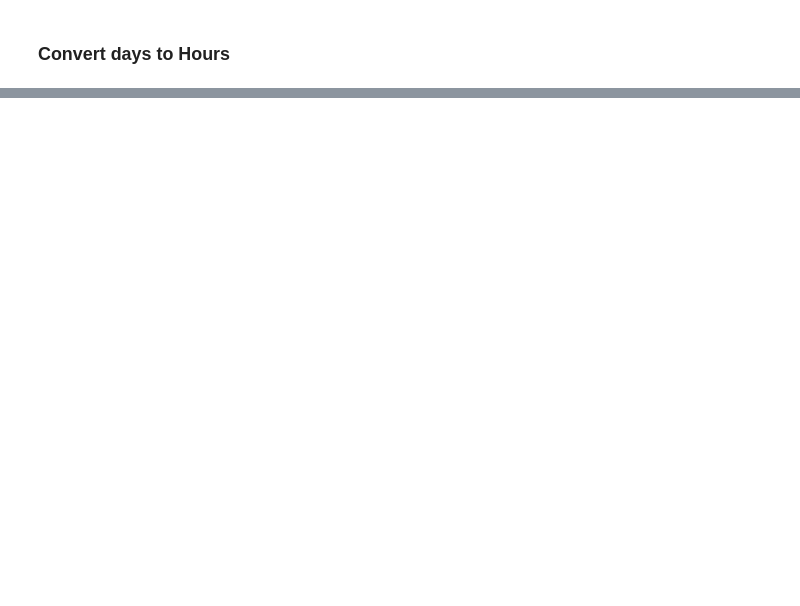
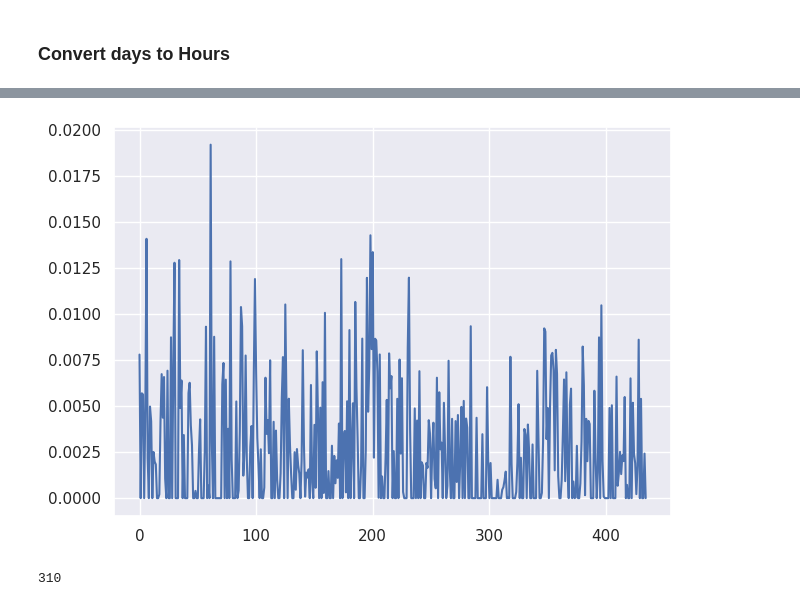
Before and after one commit to risan-raja/msiit, a Jupyter notebook: risan-raja-marketing-strategy-submission-sep-2022.ipynb, the cells around one changed output, grey strips where cells are left out. Drawn from its saved outputs; the diff is of its cells as text; code cells hidden in the pictures; blank space fills up the shorter version.

```diff
--- a/risan-raja-marketing-strategy-submission-sep-2022.ipynb
+++ b/risan-raja-marketing-strategy-submission-sep-2022.ipynb
@@ -387,2 +372,8 @@ dtype: float64
+# %%
+X = data[eval_data.columns]
+y = data.target
 # %%
-data
+poly_mutex= PolynomialFeatures(degree=4,include_bias=False,interaction_only=True)
+poly_mutex.fit(X)
+poly_f_data = pd.DataFrame(poly_mutex.transform(X),columns=poly_mutex.get_feature_names_out())
+poly_f_eval_data = pd.DataFrame(poly_mutex.transform(eval_data),columns=poly_mutex.get_feature_names_out())
@@ -413,0 +395,16 @@ UsageError: %%html is a cell magic, but the cell body is empty.
+# %%
+with parallel_backend('threading', n_jobs=48):
+    mic = mutual_info_classif(poly_f_data,y)
+# %%
+_ = plt.plot(mic)
+# %% [output]
+[figure, added]
+# %%
+good_poly = np.argsort(mic[np.where(mic>0.008)])
+good_f = list(poly_f_data.columns[good_poly])
+
+print(len(good_f))
+# for e in good_f:
+#     print(e)
+# %% [output]
+310
```
Also changed, not shown: parts of 13 cells of this notebook, 1 other file.
